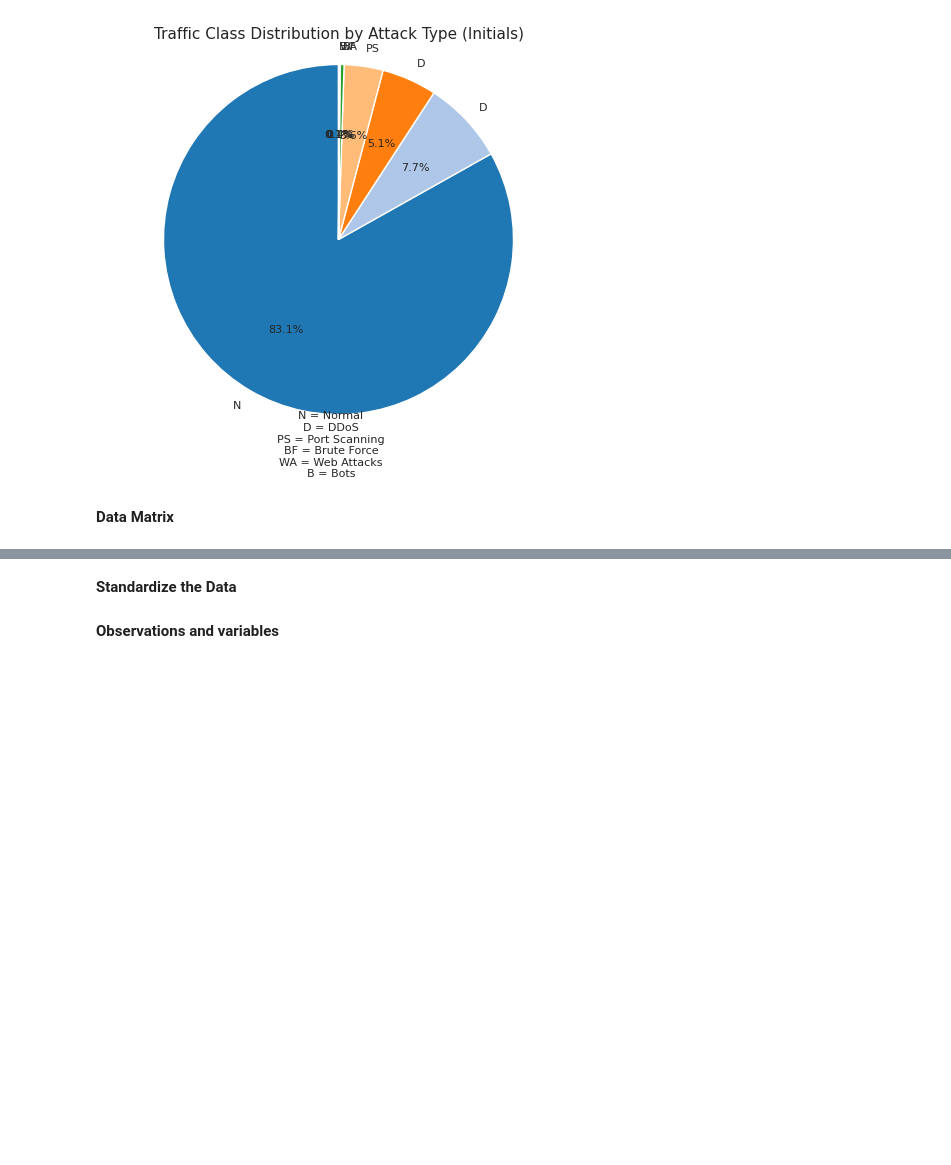
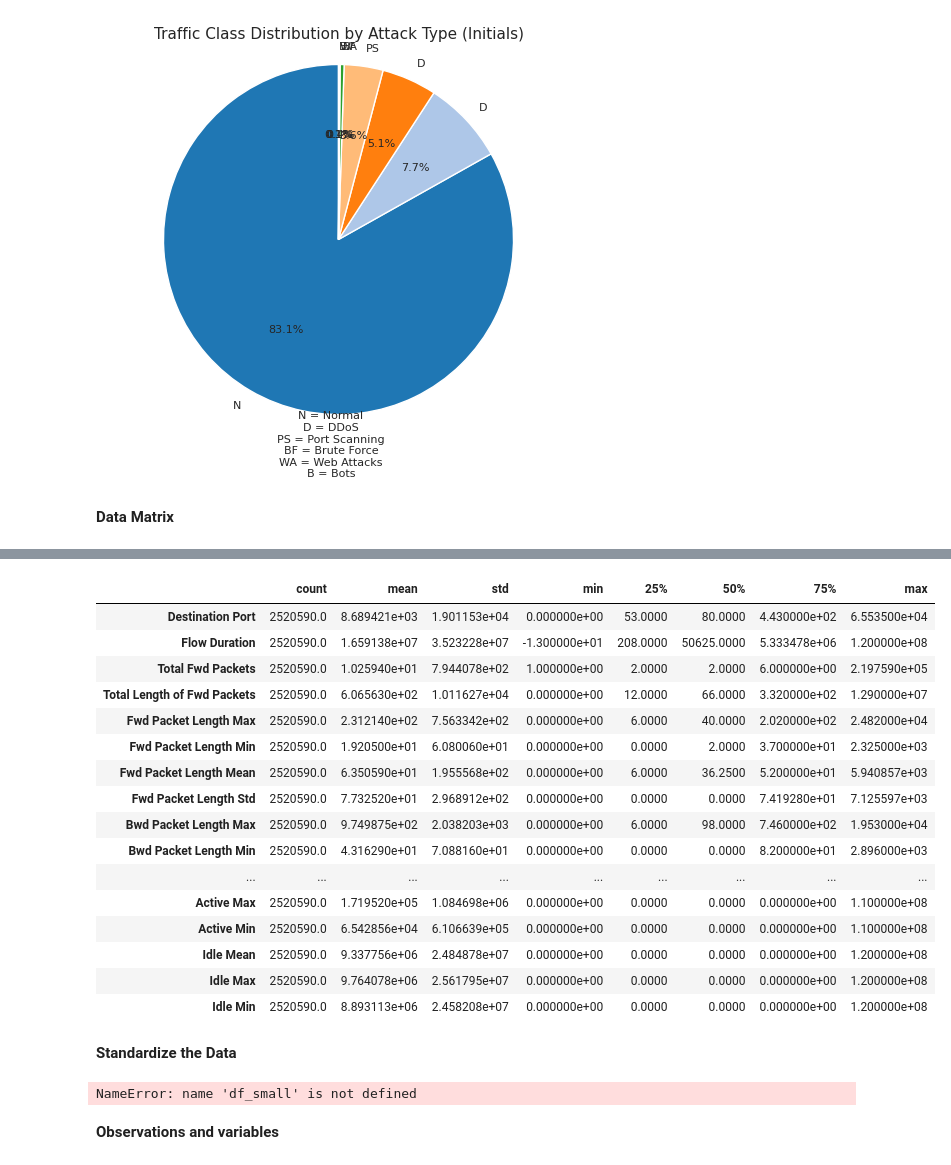
Before and after one commit to Ola-Steeve/INSE6220, a Jupyter notebook: Sample Project Classification with PyCaret.ipynb, the cells around one changed output, grey strips where cells are left out. Cells and saved outputs as stored; diff of their text form; code cells hidden in the pictures; blank space fills up the shorter version.

```diff
--- a/Sample Project Classification with PyCaret.ipynb
+++ b/Sample Project Classification with PyCaret.ipynb
@@ -193,0 +172,4 @@ X.head(10)
+# %%
+# Drop the target label column to keep only feature variables
+X = df.drop(columns=['target'], errors='ignore')
+X.head(10)
@@ -194,4 +189,22 @@ X.head(10)
 # %%
-X.describe().transpose()
+X.describe().transpose().round(4)
+# %% [output]
+|  | count | mean | std | min | 25% | 50% | 75% | max |
+| Destination Port | 2520590.0 | 8.689421e+03 | 1.901153e+04 | 0.000000e+00 | 53.0000 | 80.0000 | 4.430000e+02 | 6.553500e+04 |
+| Flow Duration | 2520590.0 | 1.659138e+07 | 3.523228e+07 | -1.300000e+01 | 208.0000 | 50625.0000 | 5.333478e+06 | 1.200000e+08 |
+| Total Fwd Packets | 2520590.0 | 1.025940e+01 | 7.944078e+02 | 1.000000e+00 | 2.0000 | 2.0000 | 6.000000e+00 | 2.197590e+05 |
+| Total Length of Fwd Packets | 2520590.0 | 6.065630e+02 | 1.011627e+04 | 0.000000e+00 | 12.0000 | 66.0000 | 3.320000e+02 | 1.290000e+07 |
+| Fwd Packet Length Max | 2520590.0 | 2.312140e+02 | 7.563342e+02 | 0.000000e+00 | 6.0000 | 40.0000 | 2.020000e+02 | 2.482000e+04 |
+| Fwd Packet Length Min | 2520590.0 | 1.920500e+01 | 6.080060e+01 | 0.000000e+00 | 0.0000 | 2.0000 | 3.700000e+01 | 2.325000e+03 |
+| Fwd Packet Length Mean | 2520590.0 | 6.350590e+01 | 1.955568e+02 | 0.000000e+00 | 6.0000 | 36.2500 | 5.200000e+01 | 5.940857e+03 |
+| Fwd Packet Length Std | 2520590.0 | 7.732520e+01 | 2.968912e+02 | 0.000000e+00 | 0.0000 | 0.0000 | 7.419280e+01 | 7.125597e+03 |
+| Bwd Packet Length Max | 2520590.0 | 9.749875e+02 | 2.038203e+03 | 0.000000e+00 | 6.0000 | 98.0000 | 7.460000e+02 | 1.953000e+04 |
+| Bwd Packet Length Min | 2520590.0 | 4.316290e+01 | 7.088160e+01 | 0.000000e+00 | 0.0000 | 0.0000 | 8.200000e+01 | 2.896000e+03 |
+| ... | ... | ... | ... | ... | ... | ... | ... | ... |
+| Active Max | 2520590.0 | 1.719520e+05 | 1.084698e+06 | 0.000000e+00 | 0.0000 | 0.0000 | 0.000000e+00 | 1.100000e+08 |
+| Active Min | 2520590.0 | 6.542856e+04 | 6.106639e+05 | 0.000000e+00 | 0.0000 | 0.0000 | 0.000000e+00 | 1.100000e+08 |
+| Idle Mean | 2520590.0 | 9.337756e+06 | 2.484878e+07 | 0.000000e+00 | 0.0000 | 0.0000 | 0.000000e+00 | 1.200000e+08 |
+| Idle Max | 2520590.0 | 9.764078e+06 | 2.561795e+07 | 0.000000e+00 | 0.0000 | 0.0000 | 0.000000e+00 | 1.200000e+08 |
+| Idle Min | 2520590.0 | 8.893113e+06 | 2.458208e+07 | 0.000000e+00 | 0.0000 | 0.0000 | 0.000000e+00 | 1.200000e+08 |
 # %% [markdown]
 **Standardize the Data**
@@ -204,3 +211,30 @@ X.head(10)
+# %%
+from sklearn.preprocessing import StandardScaler
+import pandas as pd
+
+# Columns you plotted earlier
+COLS = [
+    'Destination Port',
+    'Flow Duration',
+    'Total Fwd Packets',
+    'Bwd Packet Length Max',
+    'Flow IAT Mean'
+]
+
+# Make a small working copy
+X = df_small[COLS].copy()
+
+# Standardize just these
+scaler = StandardScaler()
+X_scaled = scaler.fit_transform(X)
+
+# Put back into a DataFrame with the same column names
+X = pd.DataFrame(X_scaled, columns=COLS)
+
+# Quick check
+X.head(10).round(4)
+# %% [output]
+NameError: name 'df_small' is not defined
 # %% [markdown]
 **Observations and variables**
 # %%
```
Also changed, not shown: parts of 4 cells of this notebook.
